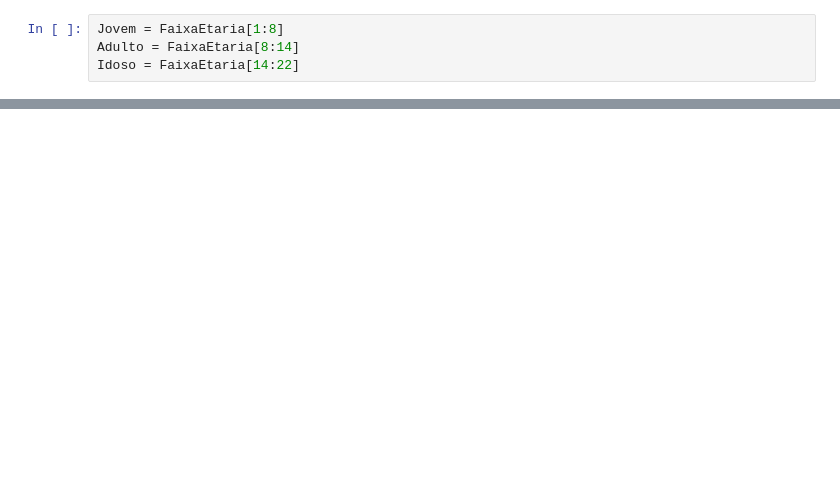
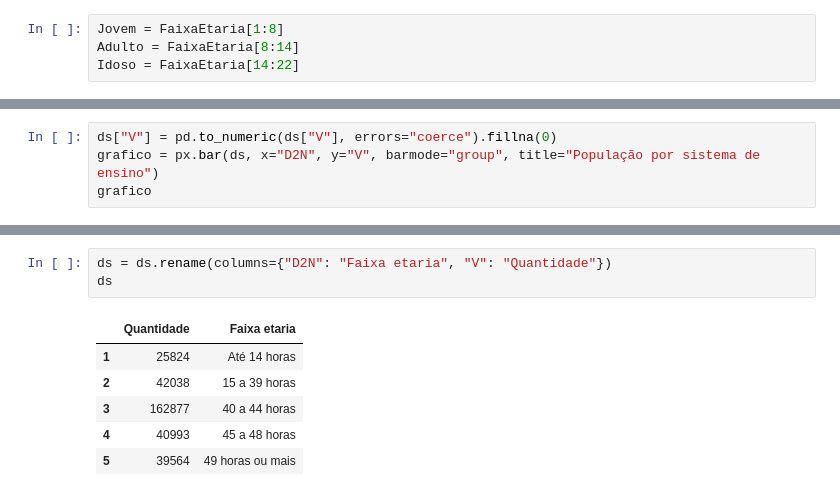
Before and after one commit to guilhermefpo/CodeWave, a Jupyter notebook: Codewave_table.ipynb, the cells around one changed output, grey strips where cells are left out. Cells and saved outputs as stored; diff of their text form; blank space fills up the shorter version.

```diff
--- a/Codewave_table.ipynb
+++ b/Codewave_table.ipynb
@@ -239,0 +236,4 @@ dtype: int64
+# %%
+ds["V"] = pd.to_numeric(ds["V"], errors="coerce").fillna(0)
+grafico = px.bar(ds, x="D2N", y="V", barmode="group", title="População por sistema de ensino")
+grafico
@@ -239,0 +242,10 @@ dtype: int64
+# %%
+ds = ds.rename(columns={"D2N": "Faixa etaria", "V": "Quantidade"})
+ds
+# %% [output]
+|  | Quantidade | Faixa etaria |
+| 1 | 25824 | Até 14 horas |
+| 2 | 42038 | 15 a 39 horas |
+| 3 | 162877 | 40 a 44 horas |
+| 4 | 40993 | 45 a 48 horas |
+| 5 | 39564 | 49 horas ou mais |
```
Also changed, not shown: parts of 13 cells of this notebook.
